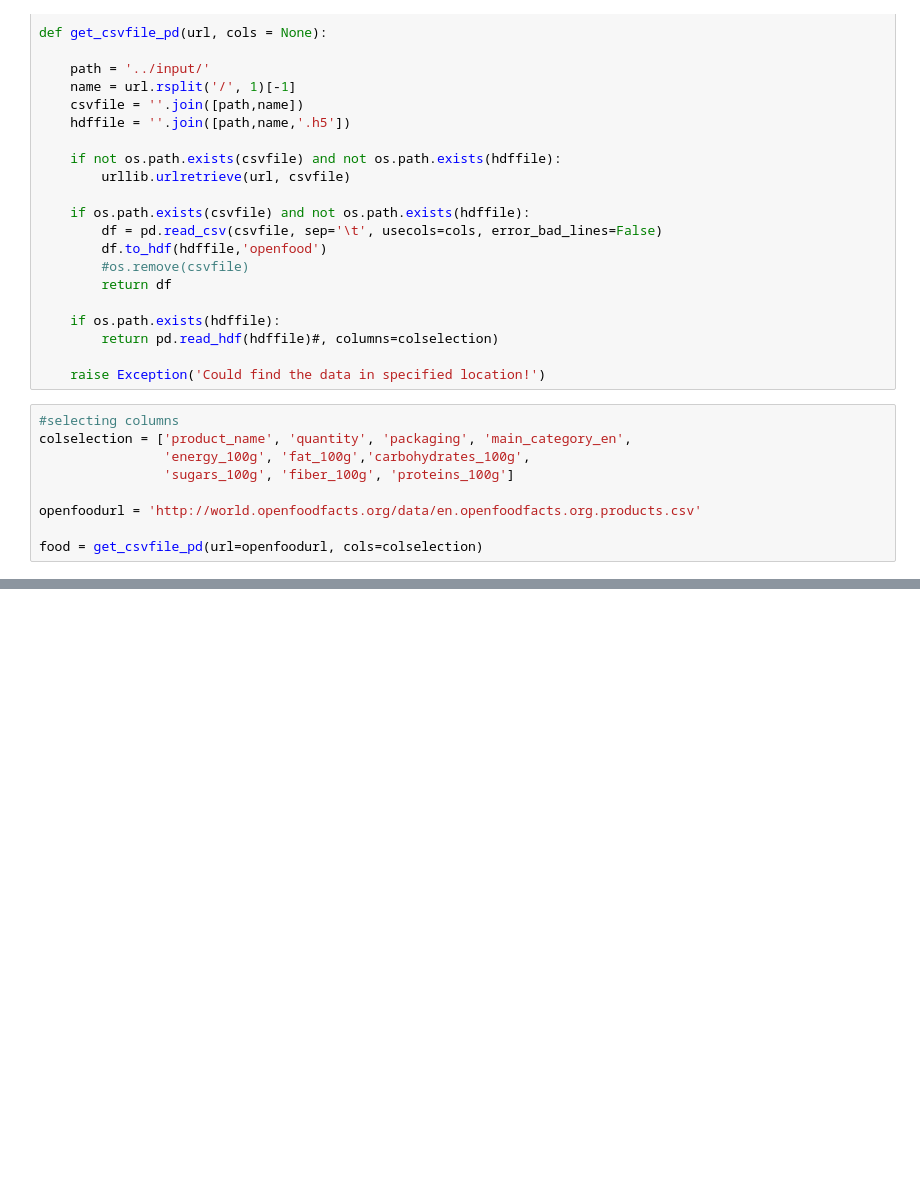
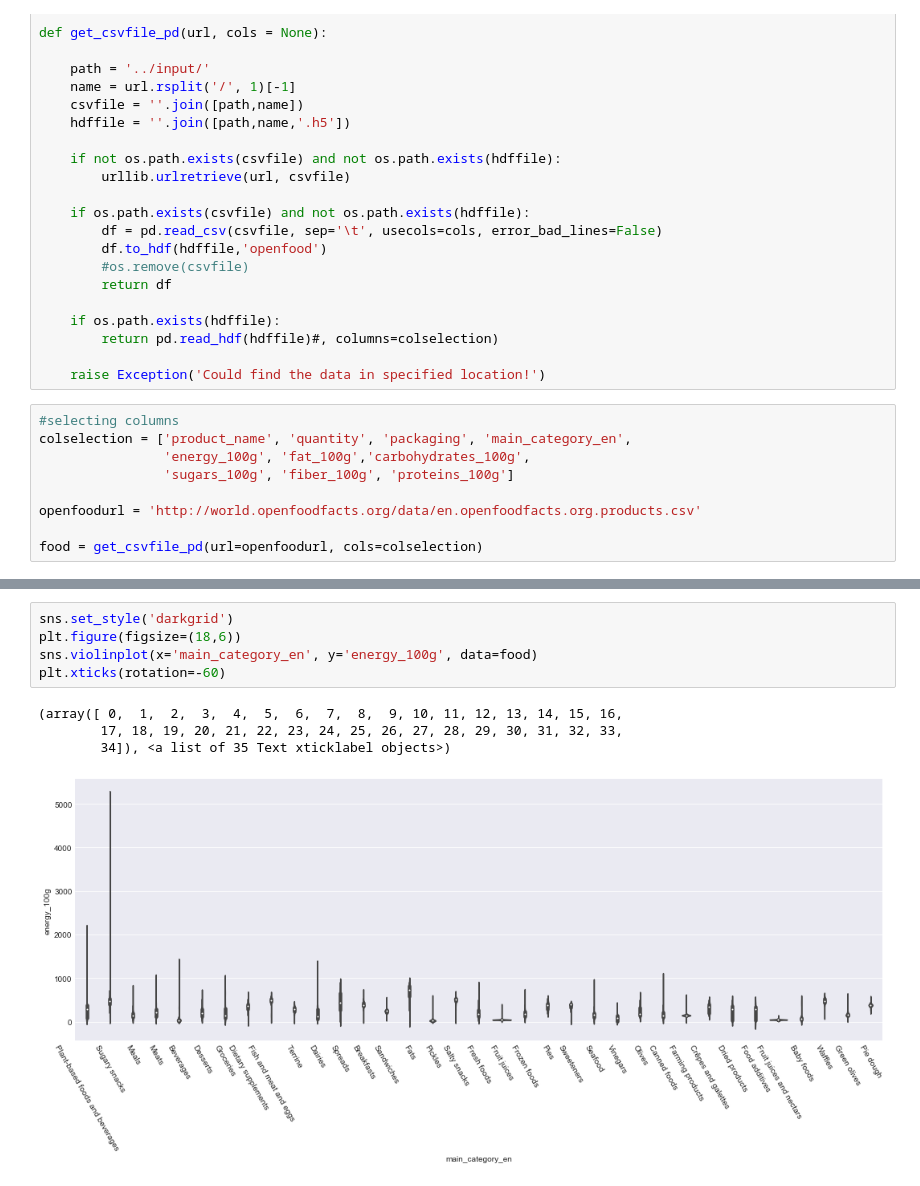
Before and after one commit to FiLeonard/openfoodfacts-analysis, a Jupyter notebook: openfoodfacts.ipynb, the cells around one changed output, grey strips where cells are left out. Drawn from its saved outputs; the diff is of its cells as text; blank space fills up the shorter version.

```diff
--- a/openfoodfacts.ipynb
+++ b/openfoodfacts.ipynb
@@ -88,0 +77,10 @@ sns.heatmap(corr)
+# %%
+sns.set_style('darkgrid')
+plt.figure(figsize=(18,6))
+sns.violinplot(x='main_category_en', y='energy_100g', data=food)
+plt.xticks(rotation=-60)
+# %% [output]
+(array([ 0,  1,  2,  3,  4,  5,  6,  7,  8,  9, 10, 11, 12, 13, 14, 15, 16,
+        17, 18, 19, 20, 21, 22, 23, 24, 25, 26, 27, 28, 29, 30, 31, 32, 33,
+        34]), <a list of 35 Text xticklabel objects>)
+[figure, added]
```
Also changed, not shown: parts of 6 cells of this notebook, 1 other file.
